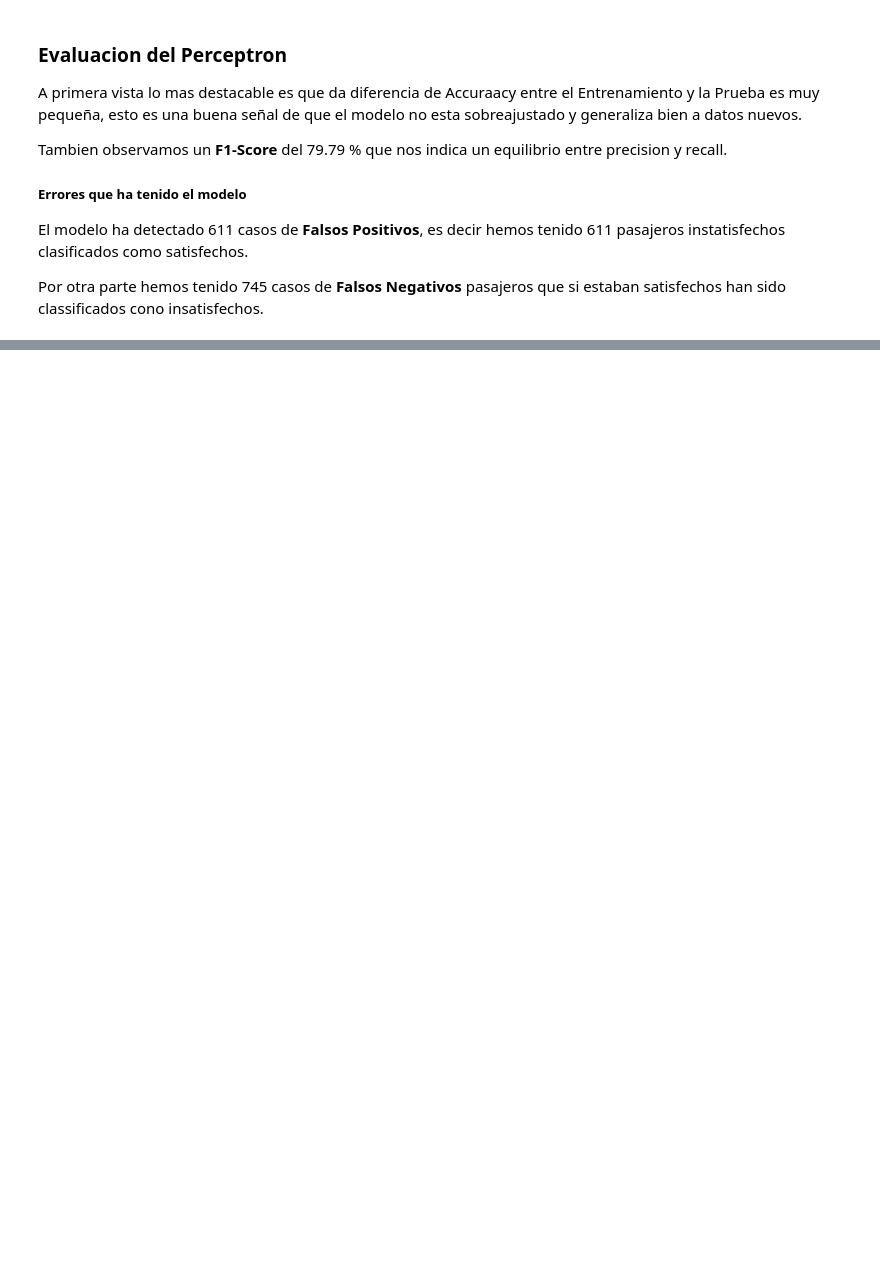
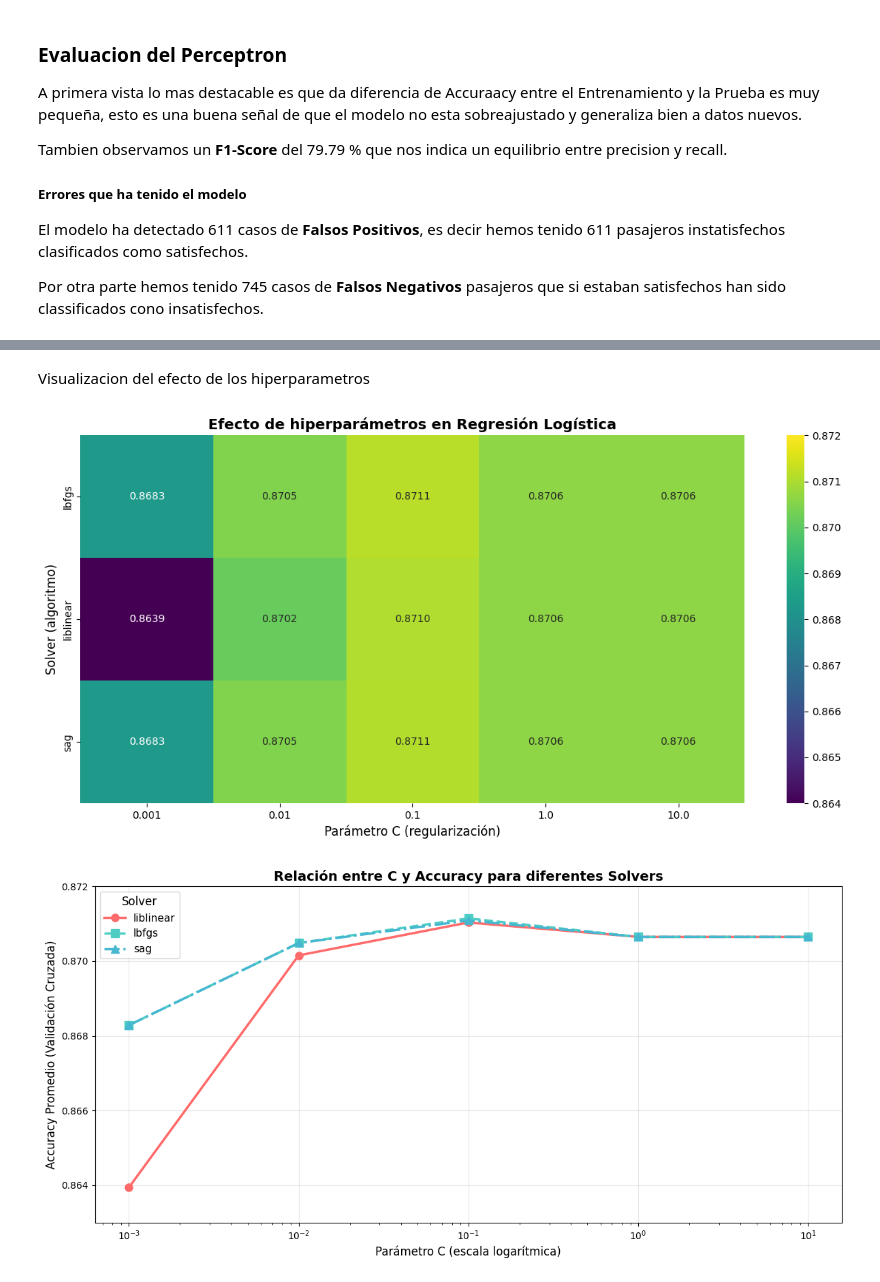
Before and after one commit to CarlosGarridot/Practica_IA_Satisfaccion_Pasajeros, a Jupyter notebook: main.ipynb, the cells around one changed output, grey strips where cells are left out. Cells and saved outputs as stored; diff of their text form; code cells hidden in the pictures; blank space fills up the shorter version.

Commit message:
Arreglo visual y Regresion Lineal Empezado

```diff
--- a/main.ipynb
+++ b/main.ipynb
@@ -547,0 +732,76 @@ Por otra parte hemos tenido 745 casos de **Falsos Negativos** pasajeros que si e
+# %% [markdown]
+Visualizacion del efecto de los hiperparametros
+# %%
+# Convertir resultados a DataFrame
+cv_results_logreg = pd.DataFrame(grid_logreg.cv_results_)
+
+# Visualizar efecto de C y solver (promediando sobre max_iter)
+cv_results_filtered_logreg = cv_results_logreg[['param_C', 'param_solver', 'mean_test_score']]
+mean_scores = cv_results_filtered_logreg.groupby(['param_C', 'param_solver']).mean().reset_index()
+
+# Crear pivot table para visualización
+pivot_table_logreg = mean_scores.pivot_table(
+    values='mean_test_score',
+    index='param_solver',
+    columns='param_C'
+)
+
+# Visualizar heatmap con mejor rango de colores
+plt.figure(figsize=(12, 6))
+# Definir un rango de colores más sensible para diferencias pequeñas
+# Usamos colormap viridis que tiene buen contraste para rangos estrechos
+heatmap = sns.heatmap(pivot_table_logreg, annot=True, fmt='.4f',
+                      cmap='viridis',
+                      vmin=0.864,  # Establecer mínimo explícito
+                      vmax=0.872,  # Establecer máximo explícito
+                      center=0.868)  # Centrar en el valor medio
+plt.title('Efecto de hiperparámetros en Regresión Logística', fontsize=14, fontweight='bold')
+plt.xlabel('Parámetro C (regularización)', fontsize=12)
+plt.ylabel('Solver (algoritmo)', fontsize=12)
+plt.tight_layout()
+plt.show()
+
+# Gráfico de líneas con colores más distinguibles
+plt.figure(figsize=(12, 6))
+
+# Definir colores distintos y fácilmente distinguibles
+colors = {'liblinear': '#FF6B6B',  # Rojo coral
+          'lbfgs': '#4ECDC4',      # Turquesa
+          'sag': '#45B7D1'}        # Azul claro
+
+# Definir marcadores diferentes también para mayor claridad
+markers = {'liblinear': 'o',
+           'lbfgs': 's',
+           'sag': '^'}
+
+line_styles = {'liblinear': '-',
+               'lbfgs': '--',
+               'sag': '-.'}
+
+for solver in ['liblinear', 'lbfgs', 'sag']:
+    solver_data = mean_scores[mean_scores['param_solver'] == solver]
+    plt.plot(solver_data['param_C'].astype(float), solver_data['mean_test_score'],
+             marker=markers[solver],
+             label=solver,
+             linewidth=2.5,
+             color=colors[solver],
+             linestyle=line_styles[solver],
+             markersize=8)
+
+plt.xscale('log')  # Escala logarítmica para C
+plt.title('Relación entre C y Accuracy para diferentes Solvers', fontsize=14, fontweight='bold')
+plt.xlabel('Parámetro C (escala logarítmica)', fontsize=12)
+plt.ylabel('Accuracy Promedio (Validación Cruzada)', fontsize=12)
+plt.grid(True, alpha=0.3)
+
+# Ajustar límites del eje Y para ver mejor las diferencias
+plt.ylim(0.863, 0.872)  # Rango ligeramente mayor que el de los datos para mejor visualización
+
+# Mejorar la leyenda
+plt.legend(title='Solver', title_fontsize=12, fontsize=11, loc='best')
+
+plt.tight_layout()
+plt.show()
+# %% [output]
+[figure, added]
+[figure, added]
```
Also changed, not shown: parts of 11 cells of this notebook.
